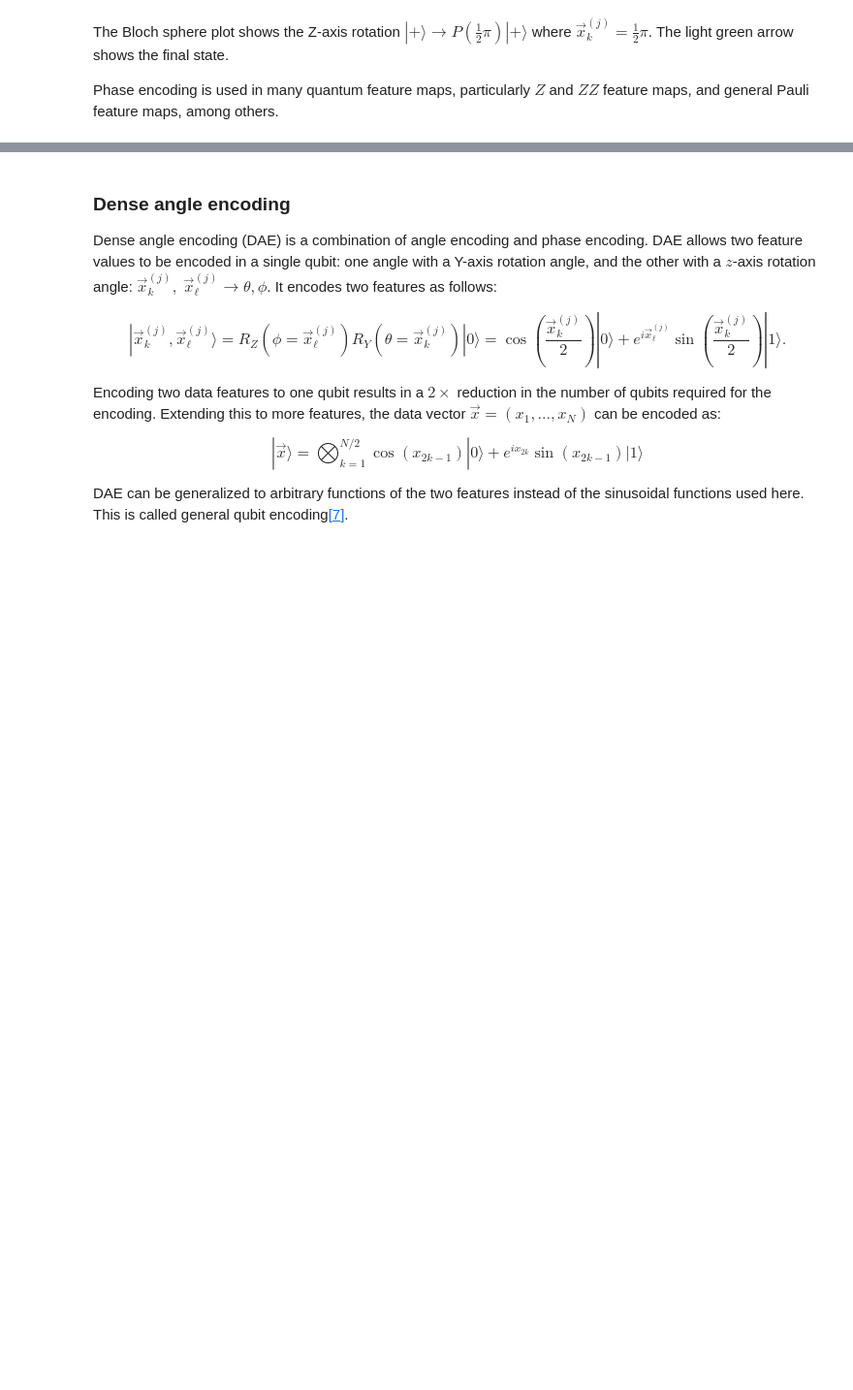
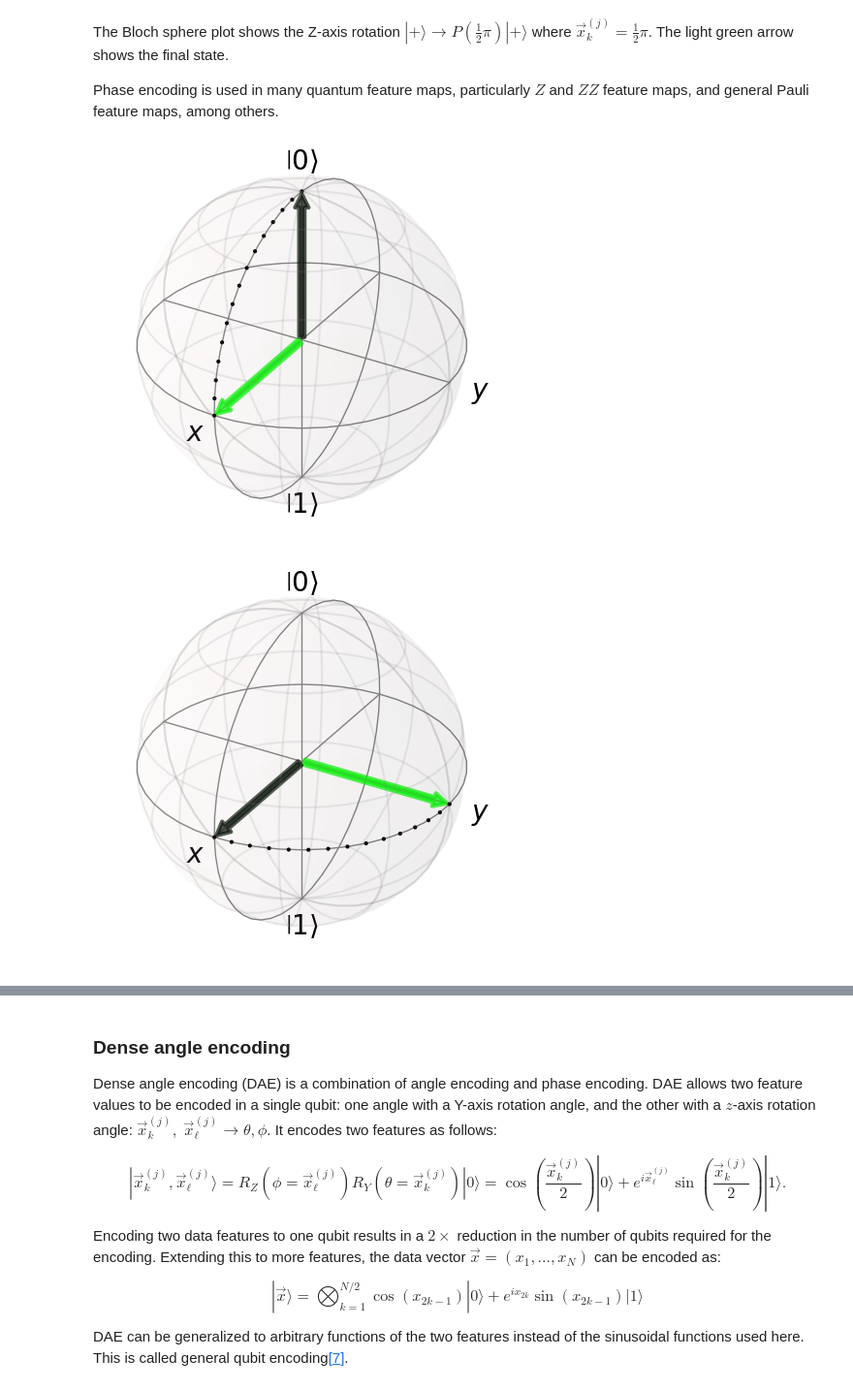
Before and after one commit to Virendra513/QML1, a Jupyter notebook: QML/data-encoding.ipynb, the cells around one changed output, grey strips where cells are left out. Shown at 97% size. Drawn from its saved outputs; the diff is of its cells as text; code cells hidden in the pictures; blank space fills up the shorter version.

```diff
--- a/QML/data-encoding.ipynb
+++ b/QML/data-encoding.ipynb
@@ -701,6 +731,12 @@ plot_Nstates(states, axis=None, plot_trace_points=True)
 The Bloch sphere plot shows the Z-axis rotation $|+\rangle \rightarrow P(\frac{1}{2}\pi)|+\rangle$ where $\vec{x}^{(j)}_k=\frac{1}{2}\pi$. The light green arrow shows the final state.
 
 Phase encoding is used in many quantum feature maps, particularly $Z$ and $ZZ$ feature maps, and general Pauli feature maps, among others.
+# %%
+plot_Nstates((state1, state2), axis=None, plot_trace_points=True)
+plot_Nstates((state2, state3), axis=None, plot_trace_points=True)
+# %% [output]
+[figure, added]
+[figure, added]
 # %% [markdown]
 #### Check your understanding
 
```
Also changed, not shown: parts of 11 cells of this notebook.
